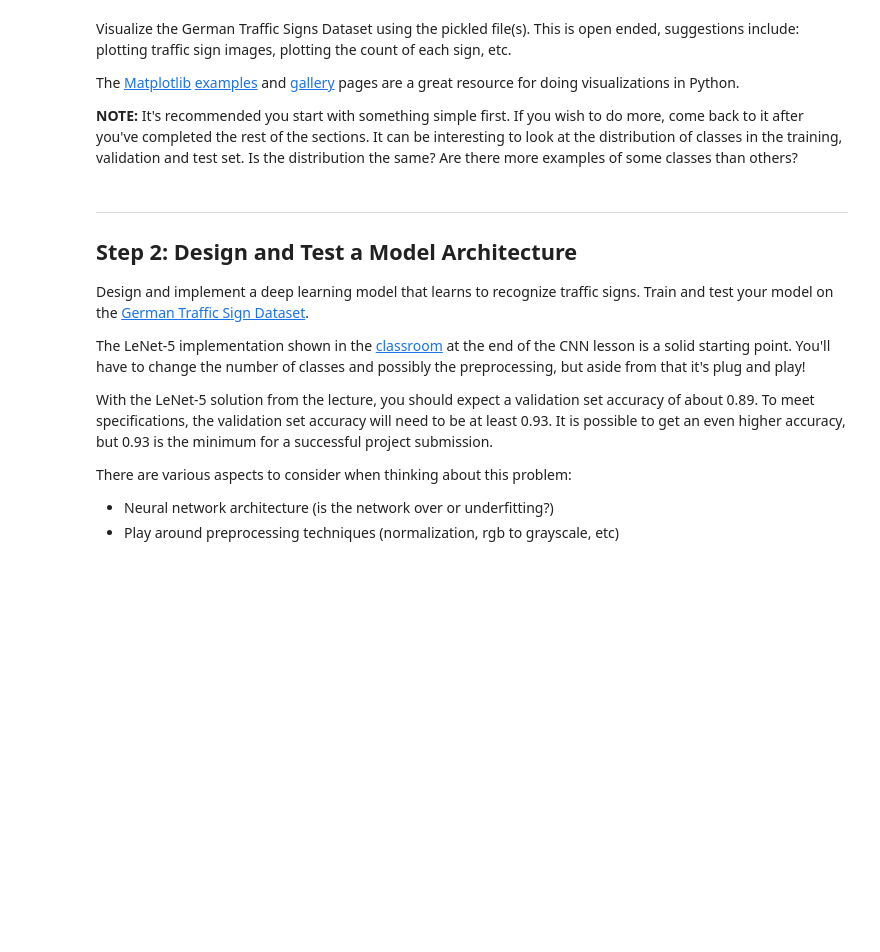
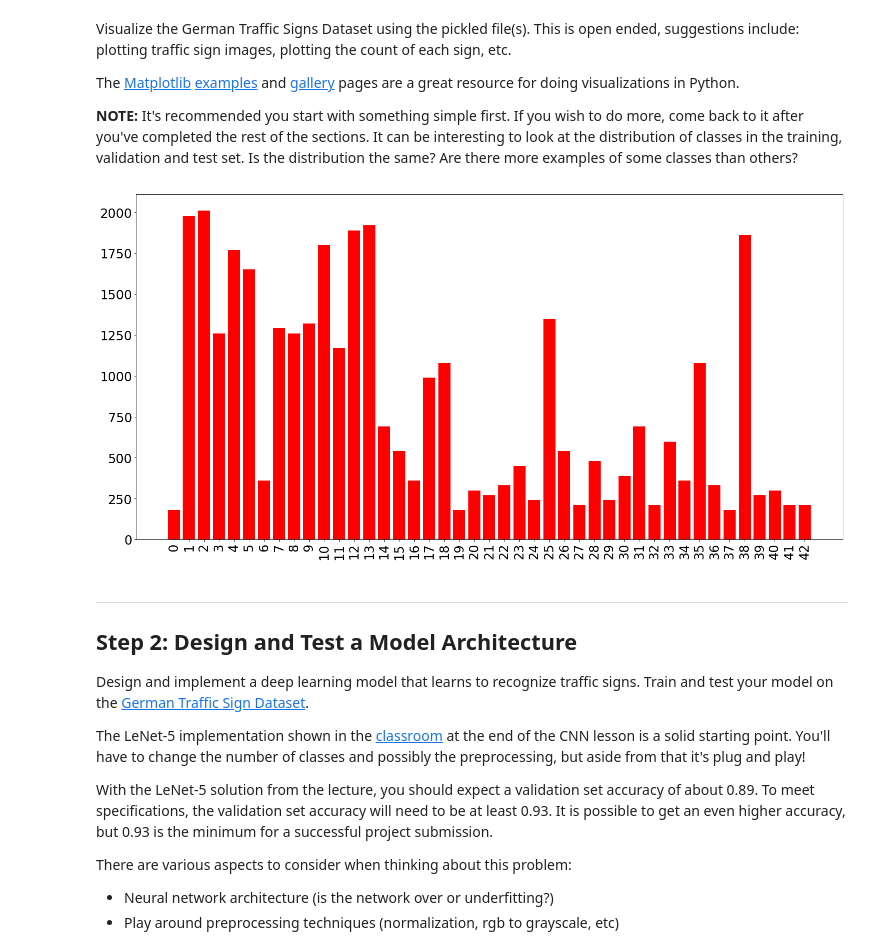
Before and after one commit to ghiberti/Traffic-Sign-Classifier-Project, a Jupyter notebook: Traffic_Sign_Classifier.ipynb, the cells around one changed output. Drawn from its saved outputs; the diff is of its cells as text; code cells hidden in the pictures; blank space fills up the shorter version.

```diff
--- a/Traffic_Sign_Classifier.ipynb
+++ b/Traffic_Sign_Classifier.ipynb
@@ -96,6 +96,25 @@ The [Matplotlib](http://matplotlib.org/) [examples](http://matplotlib.org/exampl
 import matplotlib.pyplot as plt
 # Visualizations will be shown in the notebook.
 %matplotlib inline
+# %%
+import numpy as np
+
+# bar chart of number of data points per label
+unique, counts = np.unique(y_train, return_counts=True)
+
+width = 0.8
+
+fig, ax = plt.subplots(figsize=(20,10))
+
+ax.bar(np.arange(n_classes), counts, width, color='r')
+
+plt.xticks(np.arange(n_classes), unique,rotation='vertical')
+plt.tick_params(axis = 'both', which = 'major', labelsize = 24)
+
+plt.tight_layout()
+plt.show()
+# %% [output]
+[figure, added]
 # %% [markdown]
 ----
 
```
Also changed, not shown: parts of 6 cells of this notebook.
